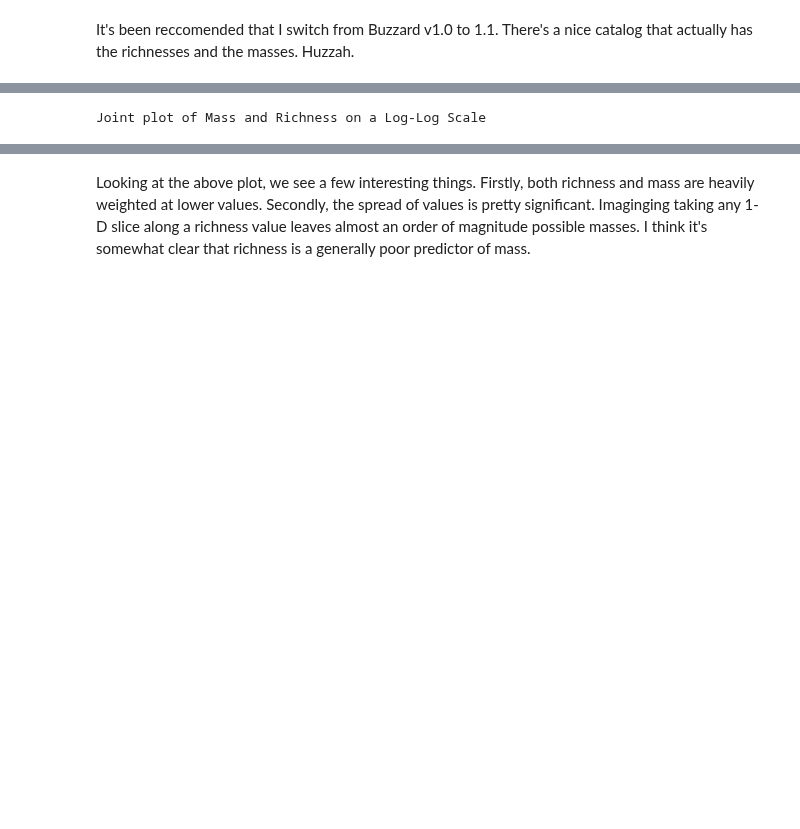
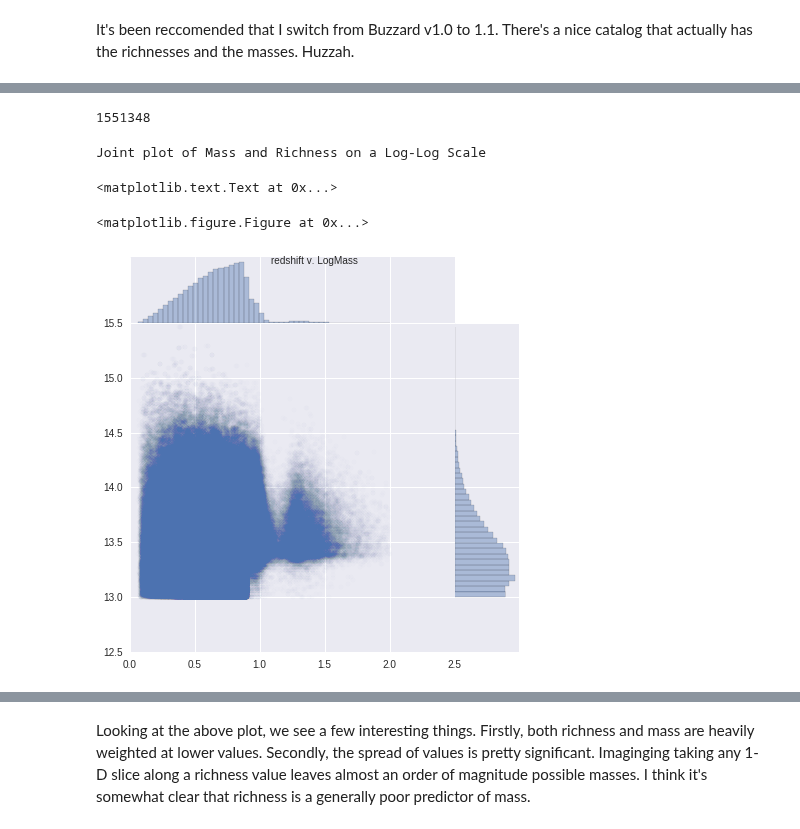
Before and after one commit to Ravirajadrangi/ClusterMassInference, a Jupyter notebook: Playing With Catalog V2.ipynb, the cells around one changed output, grey strips where cells are left out. Cells and saved outputs as stored; diff of their text form; code cells hidden in the pictures; blank space fills up the shorter version.

```diff
--- a/Playing With Catalog V2.ipynb
+++ b/Playing With Catalog V2.ipynb
@@ -7,7 +7,7 @@ import seaborn as sns
 sns.set()
 # %%
 from astropy.io import fits
-dataDir = '/home/sean/Downloads/'
+dataDir = '/home/sean/Data/BuzzardSims/'
 hdulist = fits.open(dataDir+'buzzard-v1.1-y5_run_redmapper_v6.4.7_lgt-1_lambda_chisq_catalog.fit')
 # %%
 data = hdulist[1].data
@@ -34,14 +34,25 @@ dim:
 # %%
 import numpy as np
 mass = data['M200']
+print mass.shape[0]
 logMass = np.log10(mass)
 rich = data['LAMBDA_CHISQ']
 logRich = np.log10(rich)
 
-#sns.jointplot(rich, logMass, kind = 'kde', space = 0, stat_func = None)
+#sns.jointplot(logRich, logMass, kind = 'kde', space = 0, stat_func = None)
+# %% [output]
+1551348
 # %%
 print 'Joint plot of Mass and Richness on a Log-Log Scale'
 #Takes a long time to plot
 #sns.jointplot(logRich, logMass, kind = 'kde', space = 0, stat_func = None)
 # %% [output]
 Joint plot of Mass and Richness on a Log-Log Scale
+# %%
+plt.figure(figsize = (10,10))
+sns.jointplot(data['Z'], logMass, kind = 'scatter', space = 0, stat_func = None, alpha = .01)
+plt.suptitle('redshift v. LogMass')
+# %% [output]
+<matplotlib.text.Text at 0x...>
+<matplotlib.figure.Figure at 0x...>
+[figure, added]
```
Also changed, not shown: parts of 3 cells of this notebook.
